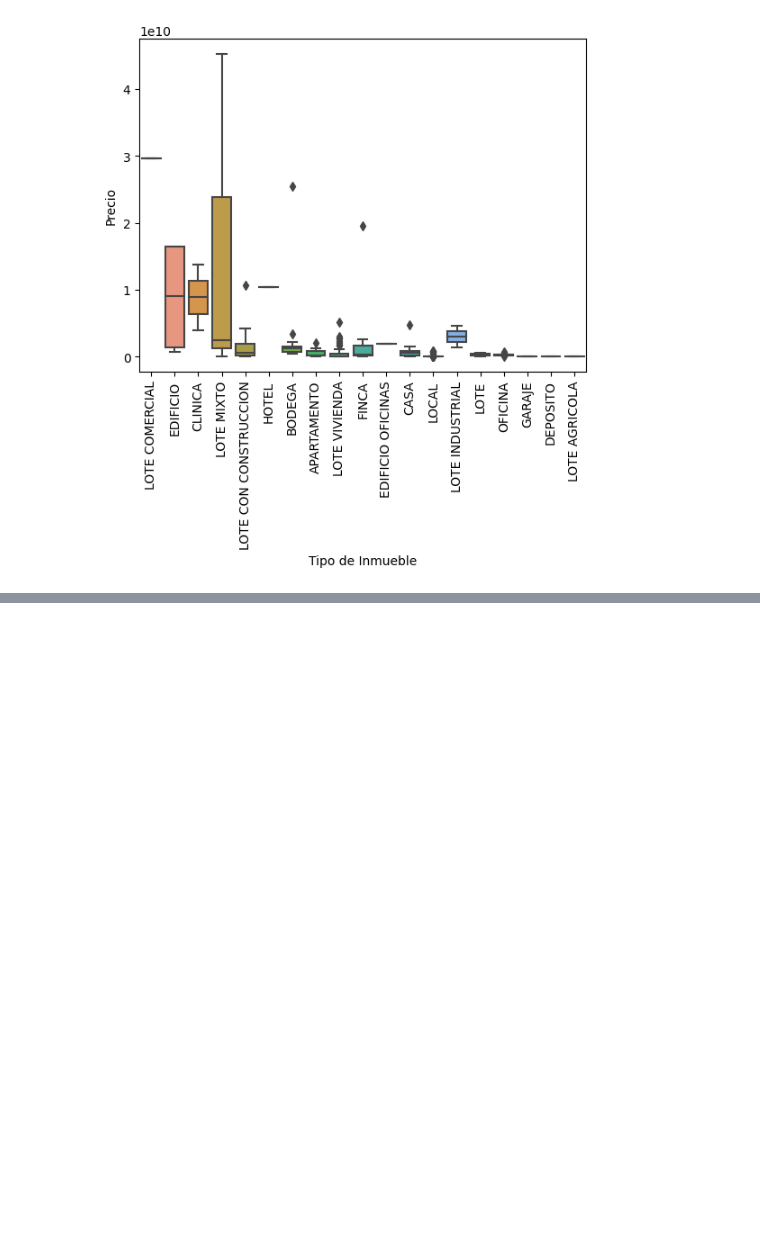
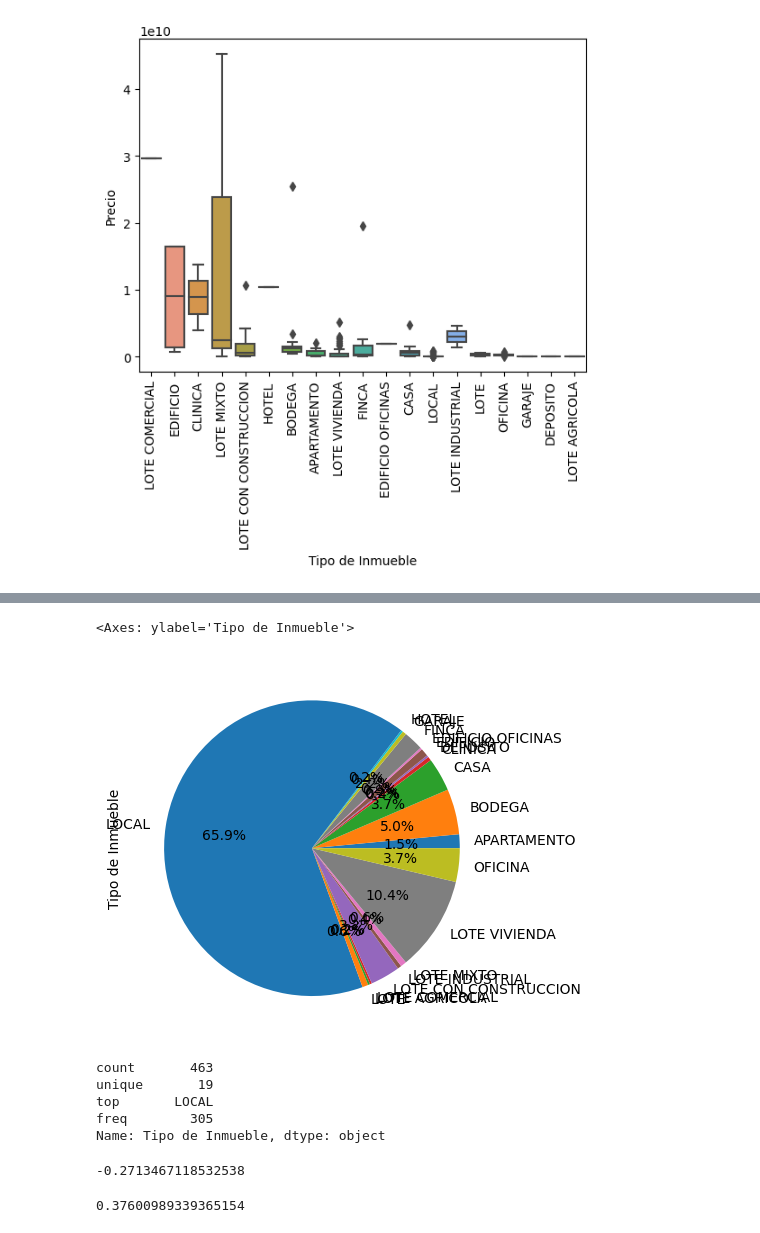
Before and after one commit to ajrodriguezo/Analisis_datos_Python_SENA, a Jupyter notebook: caso_propues.ipynb, the cells around one changed output, grey strips where cells are left out. Cells and saved outputs as stored; diff of their text form; code cells hidden in the pictures; blank space fills up the shorter version.

```diff
--- a/caso_propues.ipynb
+++ b/caso_propues.ipynb
@@ -130,0 +177,24 @@ Precio_tipo.set_xticklabels(Precio_tipo.get_xticklabels(), rotation=90)
+# %%
+plot3 = df['Tipo de Inmueble'].groupby(df['Tipo de Inmueble']).count()
+plot3.plot.pie(autopct='%.1f%%')
+# %% [output]
+<Axes: ylabel='Tipo de Inmueble'>
+[figure, added]
+# %%
+df['Tipo de Inmueble'].describe()
+# %% [output]
+count       463
+unique       19
+top       LOCAL
+freq        305
+Name: Tipo de Inmueble, dtype: object
+# %%
+data_encoded = pd.get_dummies(df, columns=['Tipo de Inmueble'])
+
+data_encoded['Tipo de Inmueble_LOCAL'].corr(df['Precio'])
+# %% [output]
+-0.2713467118532538
+# %%
+data_encoded['Tipo de Inmueble_LOTE MIXTO'].corr(df['Precio'])
+# %% [output]
+0.37600989339365154
```
Also changed, not shown: parts of 5 cells of this notebook.
